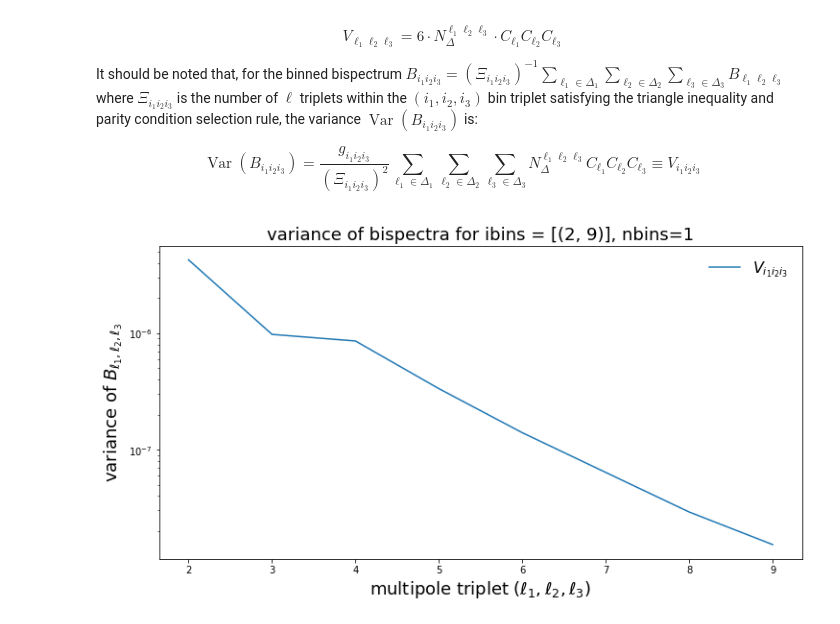
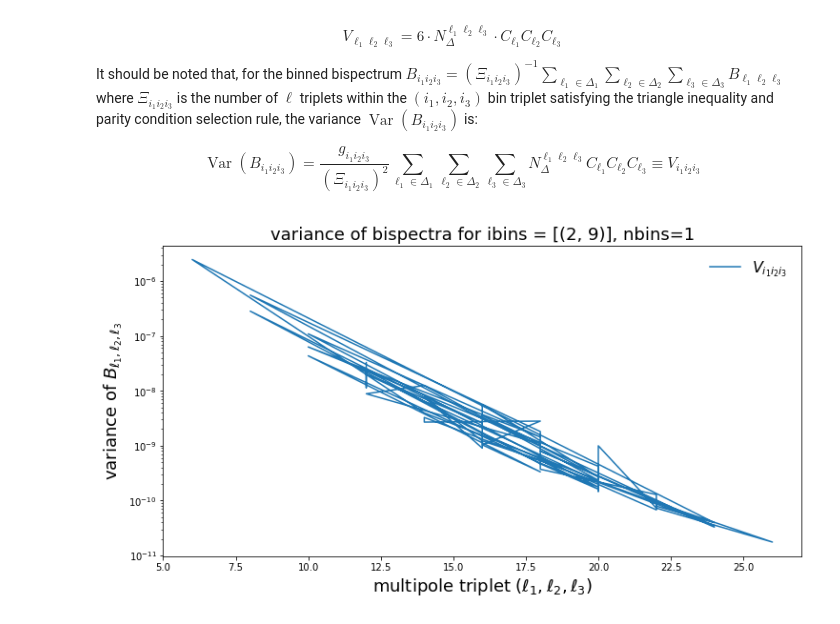
Before and after one commit to abarnea/Bispectrum, a Jupyter notebook: bispec_alt_methods.ipynb, the cells around one changed output. Drawn from its saved outputs; the diff is of its cells as text; code cells hidden in the pictures.

Commit message:
Touched up variance computations / how to plot against

```diff
--- a/bispec_alt_methods.ipynb
+++ b/bispec_alt_methods.ipynb
@@ -371,11 +371,9 @@ def find_binned_bispec_var(i1, i2, i3):
     configs = find_valid_configs(i1, i2, i3)
     num_configs = len(configs)
 
-    bls_var = np.zeros_like(i1, dtype='float')
-    for i, l1 in enumerate(i1):
-        for l2 in i2:
-            for l3 in i3:
-                bls_var[i] += find_bispec_var(l1, l2, l3, binned=True)
+    bls_var = np.zeros(num_configs, dtype='float')
+    for i, (l1, l2, l3) in enumerate(configs):
+        bls_var[i] += find_bispec_var(l1, l2, l3, binned=True)
 
     g = find_g_val(i1[-1], i2[-1], i3[-1])
 
@@ -396,18 +394,23 @@ def find_g_val(val1, val2, val3):
         return 2
 # %%
 binned_var = find_binned_bispec_var(i1, i2, i3)
+configs = find_valid_configs(i1, i2, i3)
+# %%
+# i don't really know how to plot binned_var against the configs??
+# sums def are not a good way of doing this
+plt_sums = [l1 + l2 + l3 for l1, l2, l3 in configs]
 # %%
 plt.figure(figsize=(12, 6))
 # plt.plot(ls, np.std(bls_maps, 0)**2, 'k--', label="gauss")
 # plt.plot(ls, np.std(bls_maps_ng, 0)**2, 'r:', label="nongauss")
 # plt.plot(ls, (ls+0.0)**(-8), label="$\ell^{-8}$")
 # plt.plot(ls, bls_var, label="$V_{\ell_1 \ell_2 \ell_3}$")
-plt.plot(i1, binned_var, label="$V_{i_1 i_2 i_3}$")
+plt.plot(plt_sums, binned_var, label="$V_{i_1 i_2 i_3}$")
 plt.legend(frameon=False, loc='upper right', fontsize=16)
 plt.title(f"variance of bispectra for ibins = [{i1[0], i1[-1]}], nbins={nbins}", fontsize=18)
 plt.xlabel("multipole triplet $(\ell_1,\ell_2,\ell_3)$", fontsize=18)
 plt.ylabel("variance of $B_{\ell_1, \ell_2, \ell_3}$", fontsize=18)
 plt.yscale('log')
 plt.show()
 # %% [output]
-[figure, old version]
+[figure, new version]
```
Also changed, not shown: parts of 1 cell of this notebook.
